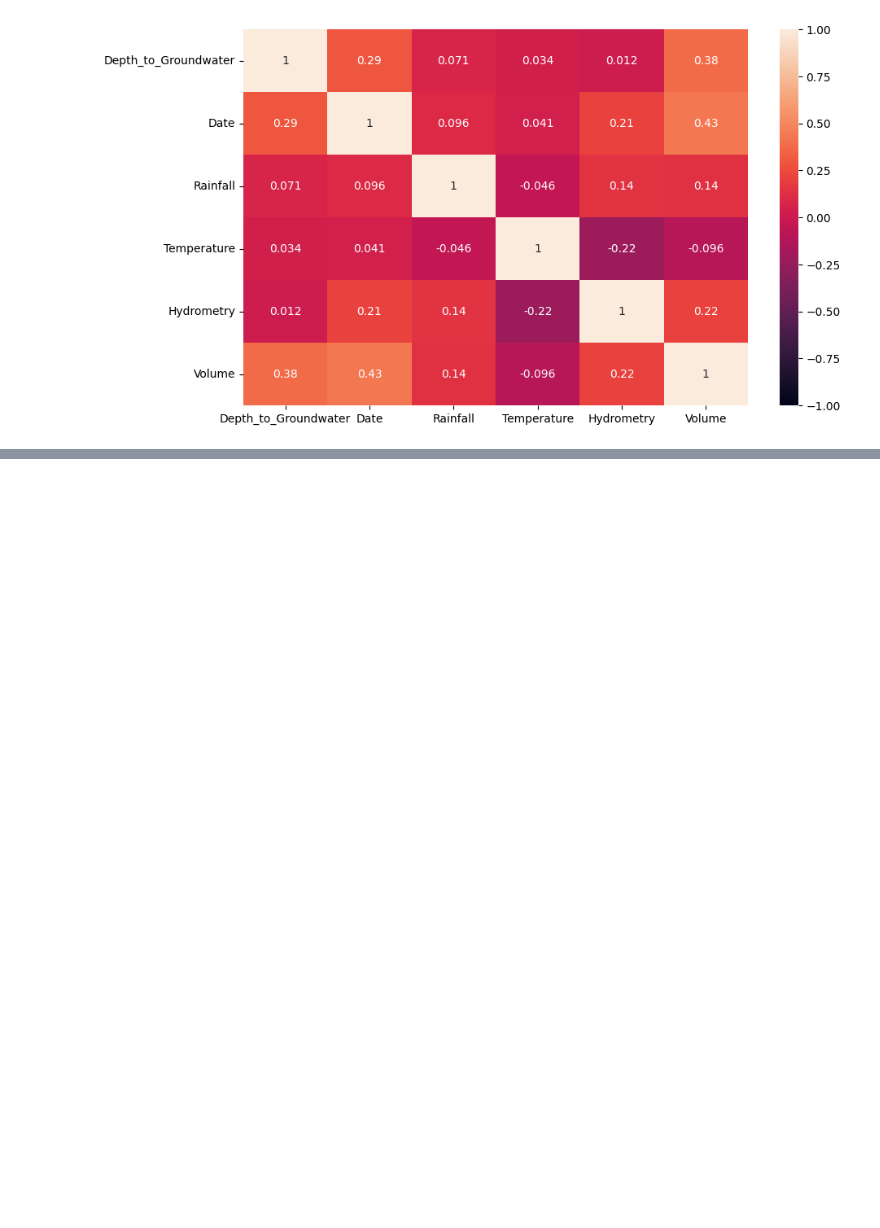
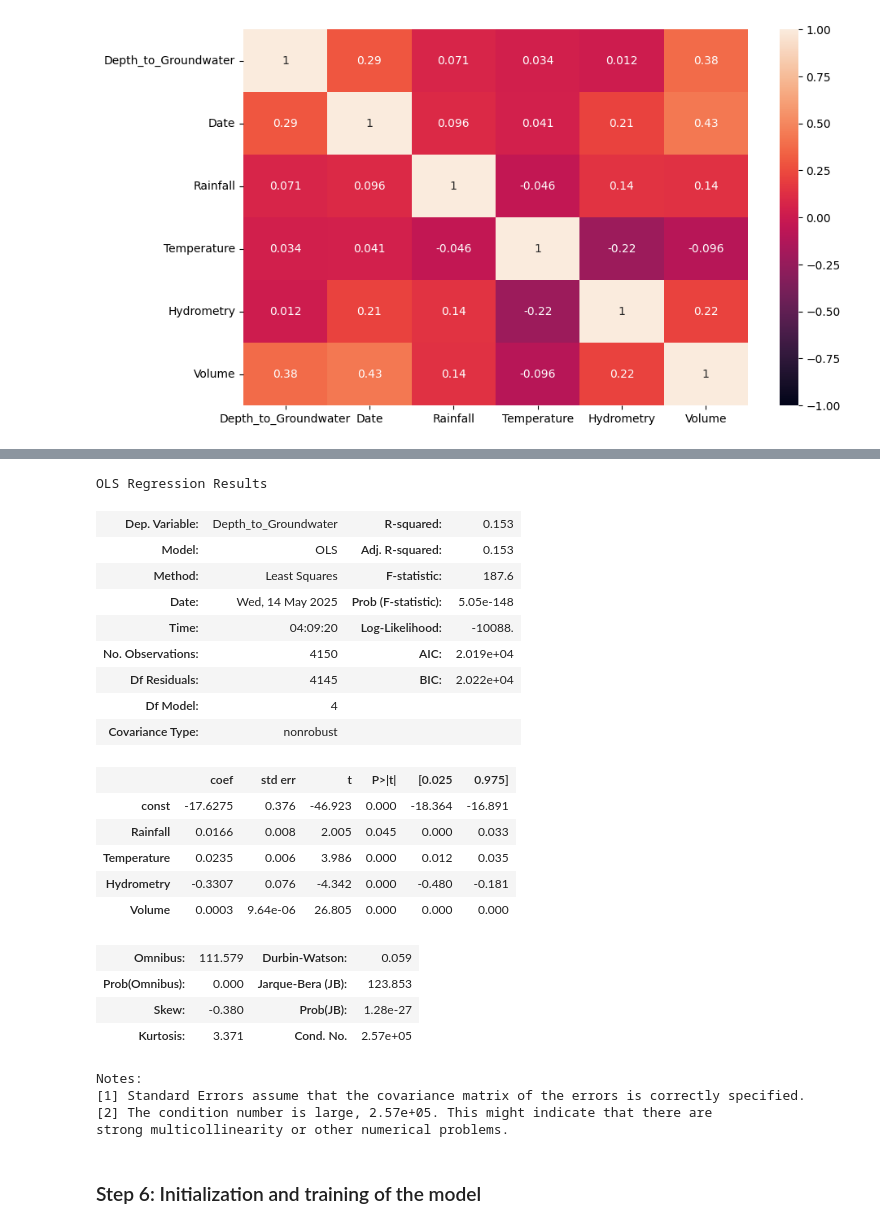
Before and after one commit to 4GeeksAcademy/remelop_Time_Series_Project, a Jupyter notebook: src/Time_Series_Project.ipynb, the cells around one changed output, grey strips where cells are left out. Saved outputs shown, nothing was run; the diff lists cells and outputs as text; code cells hidden in the pictures; blank space fills up the shorter version.

```diff
--- a/src/Time_Series_Project.ipynb
+++ b/src/Time_Series_Project.ipynb
@@ -158,0 +186,29 @@ The features with the strongest relationship with Depth to Ground are Volume, Da
+# %%
+results.summary()
+# %% [output]
+OLS Regression Results
+| Dep. Variable: | Depth_to_Groundwater | R-squared: | 0.153 |
+| Model: | OLS | Adj. R-squared: | 0.153 |
+| Method: | Least Squares | F-statistic: | 187.6 |
+| Date: | Wed, 14 May 2025 | Prob (F-statistic): | 5.05e-148 |
+| Time: | 04:09:20 | Log-Likelihood: | -10088. |
+| No. Observations: | 4150 | AIC: | 2.019e+04 |
+| Df Residuals: | 4145 | BIC: | 2.022e+04 |
+| Df Model: | 4 |  |  |
+| Covariance Type: | nonrobust |  |  |
+|  | coef | std err | t | P>|t| | [0.025 | 0.975] |
+| const | -17.6275 | 0.376 | -46.923 | 0.000 | -18.364 | -16.891 |
+| Rainfall | 0.0166 | 0.008 | 2.005 | 0.045 | 0.000 | 0.033 |
+| Temperature | 0.0235 | 0.006 | 3.986 | 0.000 | 0.012 | 0.035 |
+| Hydrometry | -0.3307 | 0.076 | -4.342 | 0.000 | -0.480 | -0.181 |
+| Volume | 0.0003 | 9.64e-06 | 26.805 | 0.000 | 0.000 | 0.000 |
+| Omnibus: | 111.579 | Durbin-Watson: | 0.059 |
+| Prob(Omnibus): | 0.000 | Jarque-Bera (JB): | 123.853 |
+| Skew: | -0.380 | Prob(JB): | 1.28e-27 |
+| Kurtosis: | 3.371 | Cond. No. | 2.57e+05 |
+Notes:
+[1] Standard Errors assume that the covariance matrix of the errors is correctly specified.
+[2] The condition number is large, 2.57e+05. This might indicate that there are
+strong multicollinearity or other numerical problems.
+# %% [markdown]
+### Step 6: Initialization and training of the model
```
Also changed, not shown: parts of 24 cells of this notebook, 1 other file.
